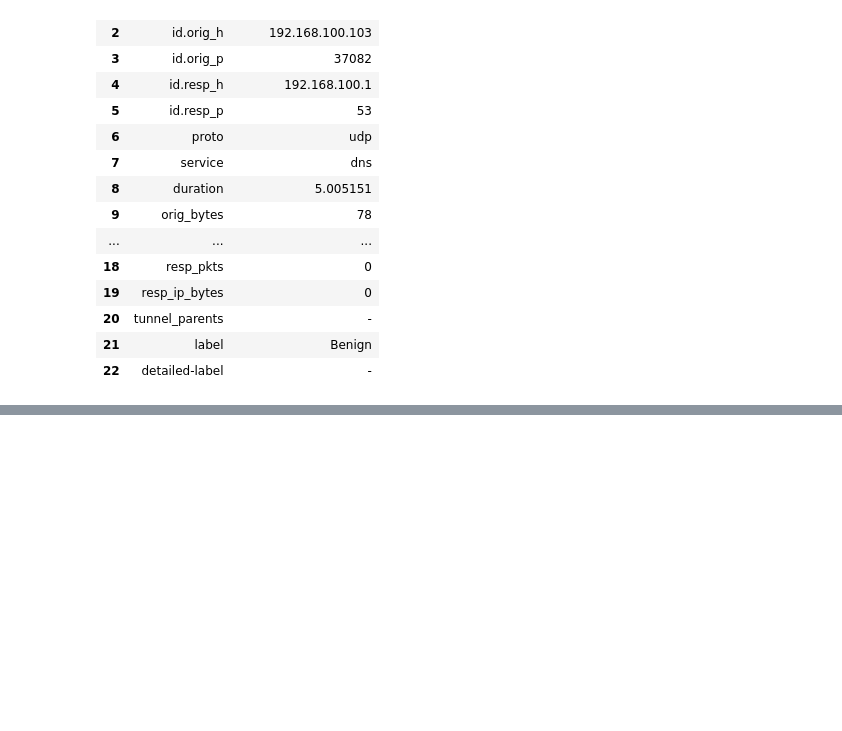
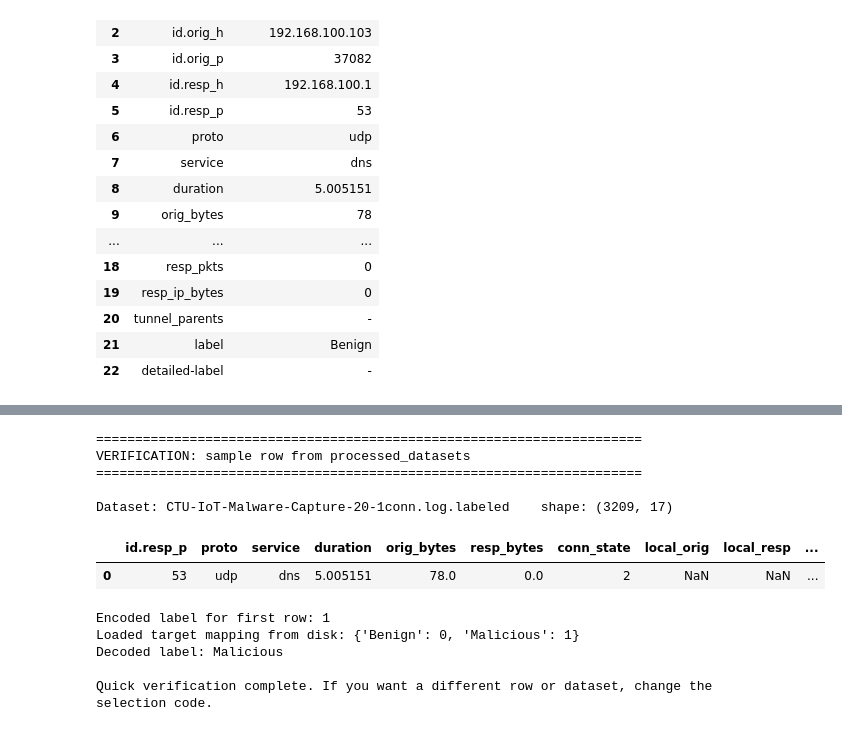
Before and after one commit to Sanduni-Gamage/ML-Project, a Jupyter notebook: project.ipynb, the cells around one changed output, grey strips where cells are left out. Cells and saved outputs as stored; diff of their text form; code cells hidden in the pictures; blank space fills up the shorter version.

```diff
--- a/project.ipynb
+++ b/project.ipynb
@@ -621,0 +1260,54 @@ Sample record (Row 1):
+# %%
+# Verification: show one row from processed_datasets to check encodings
+print("="*70)
+print("VERIFICATION: sample row from processed_datasets")
+print("="*70)
+
+if not processed_datasets:
+    print("No processed_datasets available. Make sure previous cells ran successfully.")
+else:
+    # Select the first dataset for a quick check
+    sample_name = list(processed_datasets.keys())[0]
+    sample_df = processed_datasets[sample_name]
+    print(f"\nDataset: {sample_name}    shape: {sample_df.shape}")
+
+    # Display the first row in a friendly format
+    try:
+        display(sample_df.head(1))
+    except Exception:
+        print(sample_df.iloc[0].to_dict())
+
+    # If label exists, print its encoded value and show the mapping file if available
+    if 'label' in sample_df.columns:
+        encoded_label = sample_df.iloc[0]['label']
+        print(f"\nEncoded label for first row: {encoded_label}")
+
+        # Try to load saved mapping
+        mapping_path = os.path.join('DataSet', 'cache', 'target_label_mapping.pkl')
+        if os.path.exists(mapping_path):
+            try:
+                with open(mapping_path, 'rb') as f:
+                    mapping = pickle.load(f)
+                print(f"Loaded target mapping from disk: {mapping}")
+                # show reverse mapping for quick lookup
+                rev_map = {v:k for k,v in mapping.items()}
+                print(f"Decoded label: {rev_map.get(encoded_label, 'Unknown')}")
+            except Exception as e:
+                print(f"Could not load mapping file: {e}")
+        else:
+            print(f"Mapping file not found at: {mapping_path}")
+
+print("\nQuick verification complete. If you want a different row or dataset, change the selection code.")
+# %% [output]
+======================================================================
+VERIFICATION: sample row from processed_datasets
+======================================================================
+
+Dataset: CTU-IoT-Malware-Capture-20-1conn.log.labeled    shape: (3209, 17)
+|  | id.resp_p | proto | service | duration | orig_bytes | resp_bytes | conn_state | local_orig | local_resp | ... |
+| 0 | 53 | udp | dns | 5.005151 | 78.0 | 0.0 | 2 | NaN | NaN | ... |
+Encoded label for first row: 1
+Loaded target mapping from disk: {'Benign': 0, 'Malicious': 1}
+Decoded label: Malicious
+
+Quick verification complete. If you want a different row or dataset, change the selection code.
```
Also changed, not shown: parts of 8 cells of this notebook.
